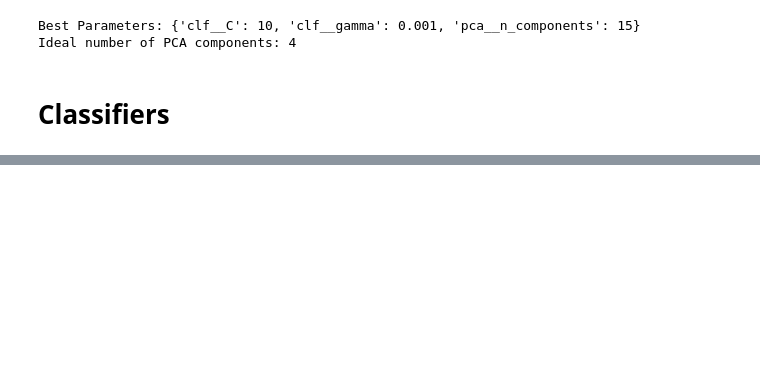
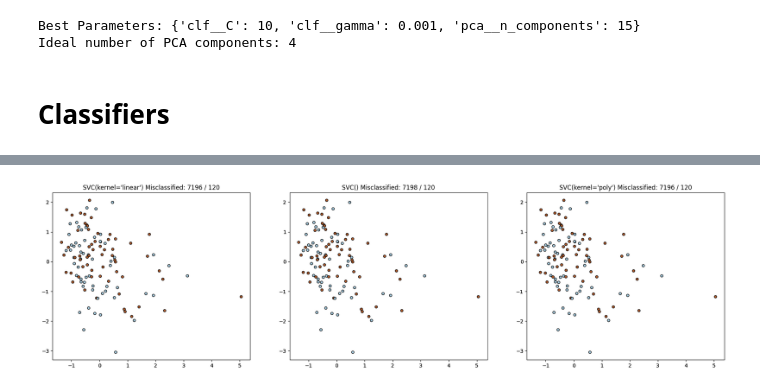
Before and after one commit to folkertj00/liver_learning, a Jupyter notebook: assignment.ipynb, the cells around one changed output, grey strips where cells are left out. Cells and saved outputs as stored; diff of their text form; code cells hidden in the pictures; blank space fills up the shorter version.

```diff
--- a/assignment.ipynb
+++ b/assignment.ipynb
@@ -706,0 +816,83 @@ for clf in clsfs:
+# %%
+# Three different svc possibilities
+svmlin = SVC(kernel='linear', gamma='scale')
+svmrbf = SVC(kernel='rbf', gamma='scale')
+svmpoly = SVC(kernel='poly', gamma='scale')
+
+clsfs = [svmlin, svmrbf, svmpoly]
+
+# Aanpassen naar pca als pca, lasso als lasso
+Xs = X_train_lasso
+Ys = y_train_lasso
+Xval = X_val_lasso
+Yval = y_val_lasso
+# Xs = X_train_pca
+# Ys = y_train_list
+# Xval = X_val_pca
+# Yval = y_val_list
+
+# First make plot without classifiers:
+num = 0
+fig = plt.figure(figsize=(24,2*len(clsfs)))
+for num in range(0,3):
+    ax = fig.add_subplot(1, 3, num + 1)
+    ax.scatter(Xs[:, 0], Xs[:, 1], marker='o', c=Ys,
+        s=25, edgecolor='k', cmap=plt.cm.Paired)
+    num += 1
+
+num=0
+# Now use the classifiers on all datasets
+for clf in clsfs:
+    clf.fit(Xs, Ys)
+    ax = fig.add_subplot(1, 3, num + 1)
+    ax.scatter(Xs[:, 0], Xs[:, 1], marker='o', c=Ys,
+        s=25, edgecolor='k', cmap=plt.cm.Paired)
+    # colorplot(clf, ax, Xs[:, 0], Xs[:, 1])
+    y_pred = clf.predict(Xs)
+    t = (f"{clf} Misclassified: %d / %d" % ((Ys != y_pred).sum(), Xs.shape[0]))
+    ax.set_title(t)
+    num += 1
+
+## Grid Search
+slacks = [0.01, 0.5, 1, 3]
+coef0s = [0.01, 0.5, 1, 3]
+degrees = [1, 3, 5]
+
+# Define parameter grid
+param_grid = {
+    'C': slacks,
+    'coef0': coef0s,
+    'degree': degrees,
+}
+
+# Perform grid search with cross-validation
+result_svm = list()
+for clf in clsfs:
+    cv = StratifiedKFold(n_splits=10)
+    grid_search_svm = GridSearchCV(clf, param_grid, cv=cv, scoring='roc_auc')
+    grid_search_svm.fit(Xs, Ys)
+
+    # Best hyperparameters
+    # print("Best parameters:"clf, grid_search_svm.best_params_")
+    result_svm.append(f"Best parameters:{clf} {grid_search_svm.best_params_}")
+
+    # Re-train the model with the best parameters
+    best_SVM = SVC(**grid_search_svm.best_params_)
+    best_SVM.fit(Xs, Ys)
+
+    # Evaluate the model training
+    y_pred1 = best_SVM.predict(Xs)
+    accuracy = accuracy_score(Ys, y_pred1)
+    # print(f"training Accuracy: {accuracy}")
+    result_svm.append(f"training Accuracy: {accuracy}")
+
+    # Evaluate the model validation
+    y_pred = best_SVM.predict(Xval)
+    accuracy = accuracy_score(Yval, y_pred)
+    # print(f"Validation Accuracy: {accuracy}")
+    result_svm.append(f"Validation Accuracy: {accuracy}")
+print(result_svm)
+
+# Best SVM atm: poly with lasso 0.74 with:
+# C 0.5 coef0 1 deg 3
+# %% [output]
@@ -706,0 +900 @@ for clf in clsfs:
+[figure, added]
```
Also changed, not shown: parts of 48 cells of this notebook.
